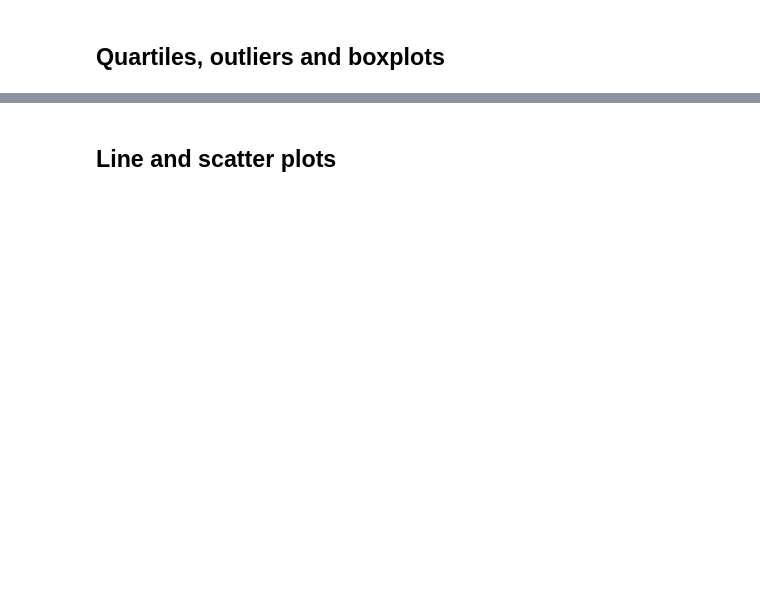
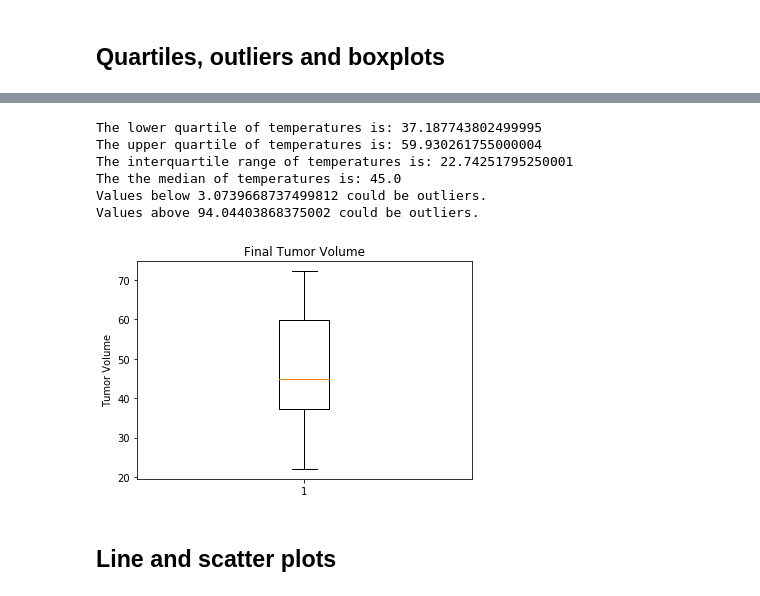
Before and after one commit to KFreund91/matplotlib-challenge, a Jupyter notebook: Pymaceuticals/pymaceuticals_starter.ipynb, the cells around one changed output, grey strips where cells are left out. Cells and saved outputs as stored; diff of their text form; code cells hidden in the pictures; blank space fills up the shorter version.

```diff
--- a/Pymaceuticals/pymaceuticals_starter.ipynb
+++ b/Pymaceuticals/pymaceuticals_starter.ipynb
@@ -86,0 +107,11 @@ Text(0, 0.5, 'Volume')
+# %%
+# Calculate the final tumor volume of each mouse across four of the most promising treatment regimens.
+
+
+#Create Dataframe containing information related only to Campomulin, Ramicane, Infubinol, and Ceftamin
+promising_treatment_df = results_df.loc[results_df["Drug Regimen"].isin(["Capomulin","Ramicane", "Infubinol", "Ceftamin"])]
+#Calculate final tumor volume for each mouse ID for Campomulin, Ramicane, Infubinol, and Ceftamin
+tum_vol_promising_treatment = promising_treatment_df.groupby(["Mouse ID","Drug Regimen"])["Tumor Volume (mm3)"].last()
+#Create Dataframe with Final Tumor Volume by MouseID
+final_tum_vol_mid_df = pd.DataFrame({"Tumor Volume (mm3)": tum_vol_promising_treatment})
+final_tum_vol_mid_df
@@ -87,4 +133,35 @@ Text(0, 0.5, 'Volume')
+# %%
+#Calculate the IQR and quantitatively determine if there are any potential outliers.
+volume = final_tum_vol_mid_df["Tumor Volume (mm3)"]
+quartiles = volume.quantile([.25,.5,.75])
+lowerq = quartiles[0.25]
+upperq = quartiles[0.75]
+iqr = upperq-lowerq
+
+print(f"The lower quartile of temperatures is: {lowerq}")
+print(f"The upper quartile of temperatures is: {upperq}")
+print(f"The interquartile range of temperatures is: {iqr}")
+print(f"The the median of temperatures is: {quartiles[0.5]} ")
+
+lower_bound = lowerq - (1.5*iqr)
+upper_bound = upperq + (1.5*iqr)
+print(f"Values below {lower_bound} could be outliers.")
+print(f"Values above {upper_bound} could be outliers.")
+# %% [output]
+The lower quartile of temperatures is: 37.187743802499995
+The upper quartile of temperatures is: 59.930261755000004
+The interquartile range of temperatures is: 22.74251795250001
+The the median of temperatures is: 45.0
+Values below 3.0739668737499812 could be outliers.
+Values above 94.04403868375002 could be outliers.
 # %%
 # Generate a box plot of the final tumor volume of each mouse across four regimens of interest
+fig1, ax1 = plt.subplots()
+ax1.set_title('Final Tumor Volume')
+ax1.set_ylabel('Tumor Volume')
+ax1.boxplot(volume)
+plt.show()
+# %% [output]
+[figure, added]
 # %% [markdown]
 ## Line and scatter plots
```
Also changed, not shown: parts of 15 cells of this notebook.
